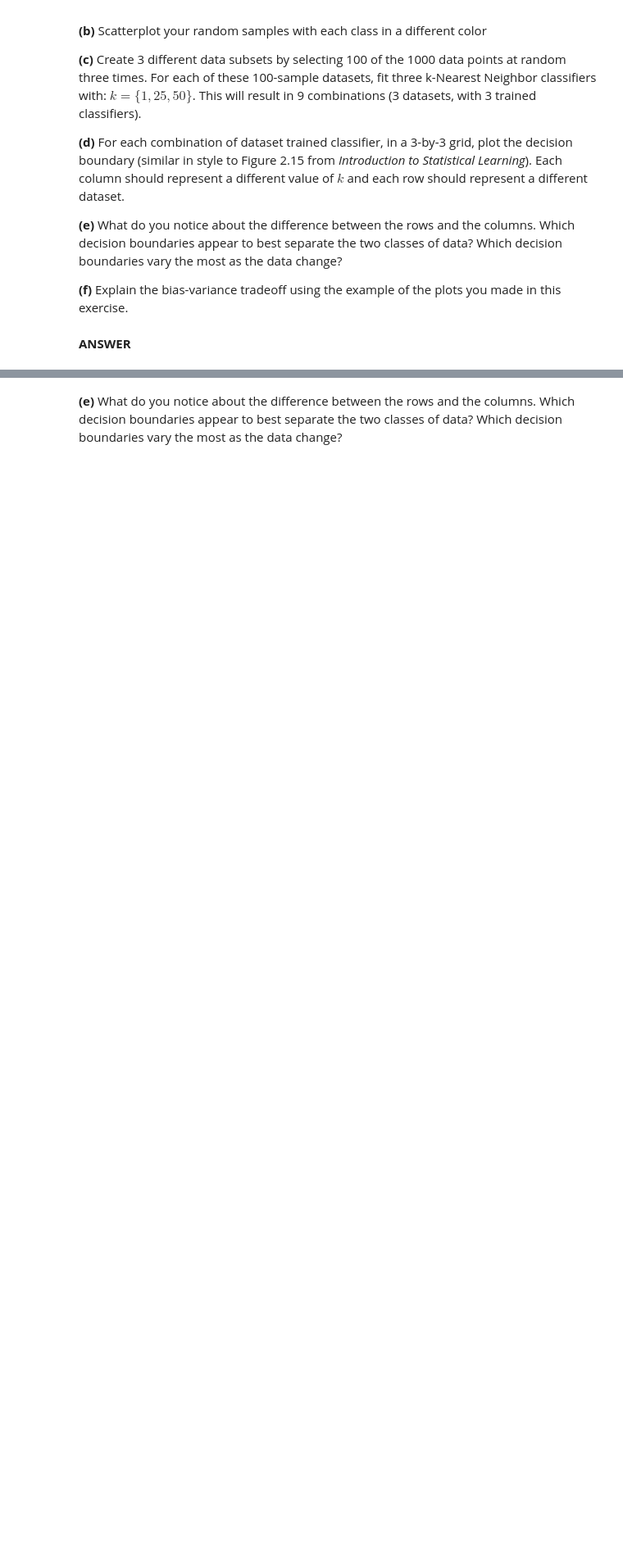
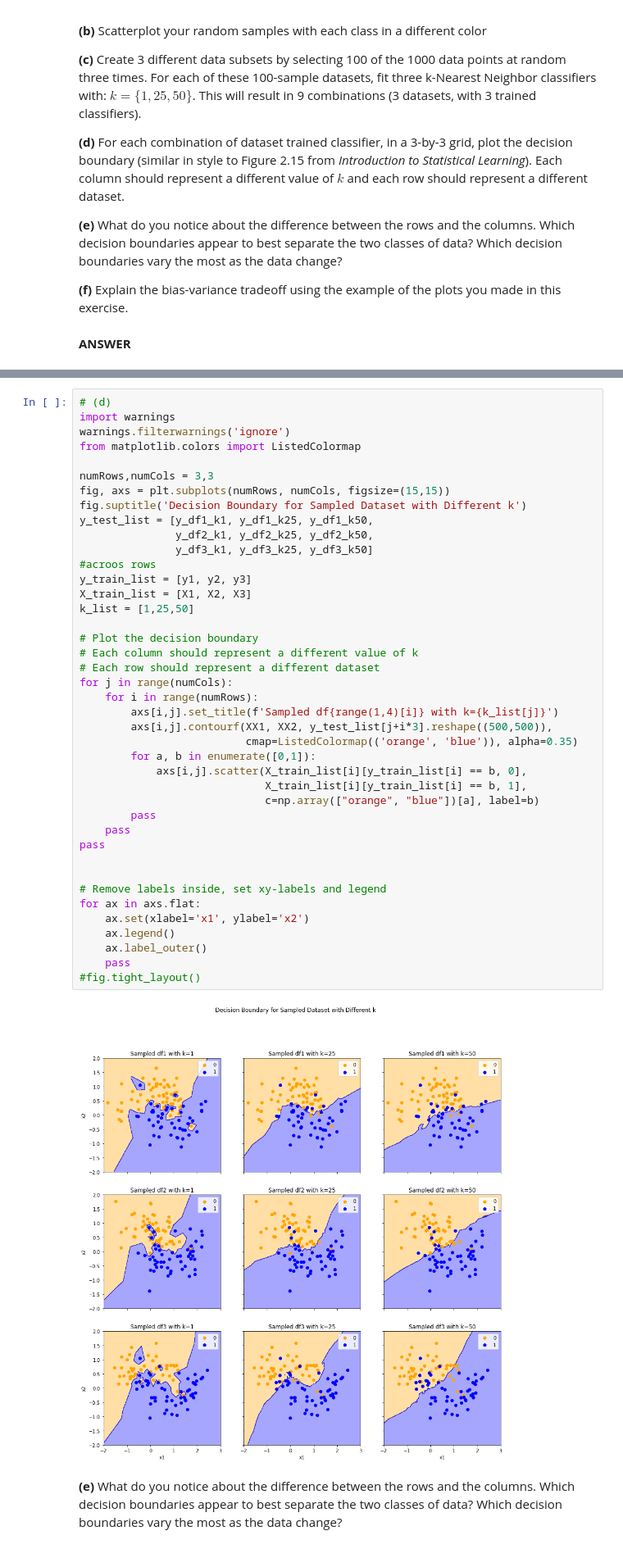
Before and after one commit to becky-yc/ids705_yiran, a Jupyter notebook: assignments/Assignment2/Assignment_2-Yiran.ipynb, the cells around one changed output, grey strips where cells are left out. Shown: that part at 82% size. Drawn from its saved outputs; the diff is of its cells as text; blank space fills up the shorter version.

```diff
--- a/assignments/Assignment2/Assignment_2-Yiran.ipynb
+++ b/assignments/Assignment2/Assignment_2-Yiran.ipynb
@@ -395,3 +350,46 @@ plot(axs[2,2], XX1, XX2, X_train=X3, y_train=y3, y_test=y_df3_k50, df_no=3, k=50
+# %%
+# (d)
+import warnings
+warnings.filterwarnings('ignore')
+from matplotlib.colors import ListedColormap
+
+numRows,numCols = 3,3
+fig, axs = plt.subplots(numRows, numCols, figsize=(15,15))
+fig.suptitle('Decision Boundary for Sampled Dataset with Different k')
+y_test_list = [y_df1_k1, y_df1_k25, y_df1_k50,
+               y_df2_k1, y_df2_k25, y_df2_k50,
+               y_df3_k1, y_df3_k25, y_df3_k50]
+#acroos rows
+y_train_list = [y1, y2, y3]
+X_train_list = [X1, X2, X3]
+k_list = [1,25,50]
+
+# Plot the decision boundary
+# Each column should represent a different value of k
+# Each row should represent a different dataset
+for j in range(numCols):
+    for i in range(numRows):
+        axs[i,j].set_title(f'Sampled df{range(1,4)[i]} with k={k_list[j]}')
+        axs[i,j].contourf(XX1, XX2, y_test_list[j+i*3].reshape((500,500)),
+                          cmap=ListedColormap(('orange', 'blue')), alpha=0.35)
+        for a, b in enumerate([0,1]):
+            axs[i,j].scatter(X_train_list[i][y_train_list[i] == b, 0],
+                             X_train_list[i][y_train_list[i] == b, 1],
+                             c=np.array(["orange", "blue"])[a], label=b)
+        pass
+    pass
+pass
+
+
+# Remove labels inside, set xy-labels and legend
+for ax in axs.flat:
+    ax.set(xlabel='x1', ylabel='x2')
+    ax.legend()
+    ax.label_outer()
+    pass
+#fig.tight_layout()
+# %% [output]
+[figure, added]
 # %% [markdown]
 **(e)** What do you notice about the difference between the rows and the columns. Which decision boundaries appear to best separate the two classes of data? Which decision boundaries vary the most as the data change?
 # %% [markdown]
```
Also changed, not shown: parts of 16 cells of this notebook, 11 other files.
